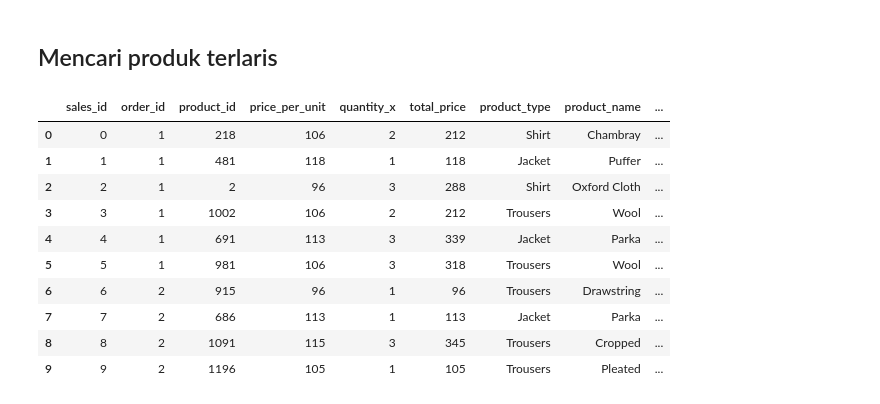
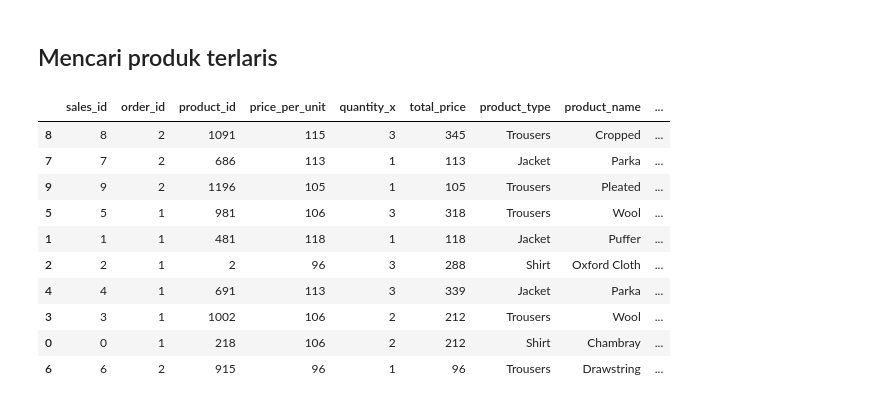
Before and after one commit to Edy-Mochamad/project-product_sales, a Jupyter notebook: notebook.ipynb, the cells around one changed output. Drawn from its saved outputs; the diff is of its cells as text; code cells hidden in the pictures.

```diff
--- a/notebook.ipynb
+++ b/notebook.ipynb
@@ -725,22 +725,22 @@ product_df.groupby(by="product_name").agg({
 # %%
 product_sales_df = pd.merge(
     left = sales_df,
     right = product_df,
     how = 'left',
     left_on= 'product_id',
     right_on= 'product_id'
 )
 
-product_sales_df.head(10)
+product_sales_df.head(10).sort_values(by = 'quantity_y', ascending = False)
 # %% [output]
 |  | sales_id | order_id | product_id | price_per_unit | quantity_x | total_price | product_type | product_name | ... |
-| 0 | 0 | 1 | 218 | 106 | 2 | 212 | Shirt | Chambray | ... |
+| 8 | 8 | 2 | 1091 | 115 | 3 | 345 | Trousers | Cropped | ... |
+| 7 | 7 | 2 | 686 | 113 | 1 | 113 | Jacket | Parka | ... |
+| 9 | 9 | 2 | 1196 | 105 | 1 | 105 | Trousers | Pleated | ... |
+| 5 | 5 | 1 | 981 | 106 | 3 | 318 | Trousers | Wool | ... |
 | 1 | 1 | 1 | 481 | 118 | 1 | 118 | Jacket | Puffer | ... |
 | 2 | 2 | 1 | 2 | 96 | 3 | 288 | Shirt | Oxford Cloth | ... |
+| 4 | 4 | 1 | 691 | 113 | 3 | 339 | Jacket | Parka | ... |
 | 3 | 3 | 1 | 1002 | 106 | 2 | 212 | Trousers | Wool | ... |
-| 4 | 4 | 1 | 691 | 113 | 3 | 339 | Jacket | Parka | ... |
-| 5 | 5 | 1 | 981 | 106 | 3 | 318 | Trousers | Wool | ... |
+| 0 | 0 | 1 | 218 | 106 | 2 | 212 | Shirt | Chambray | ... |
 | 6 | 6 | 2 | 915 | 96 | 1 | 96 | Trousers | Drawstring | ... |
-| 7 | 7 | 2 | 686 | 113 | 1 | 113 | Jacket | Parka | ... |
-| 8 | 8 | 2 | 1091 | 115 | 3 | 345 | Trousers | Cropped | ... |
-| 9 | 9 | 2 | 1196 | 105 | 1 | 105 | Trousers | Pleated | ... |
```
Also changed, not shown: parts of 4 cells of this notebook.
